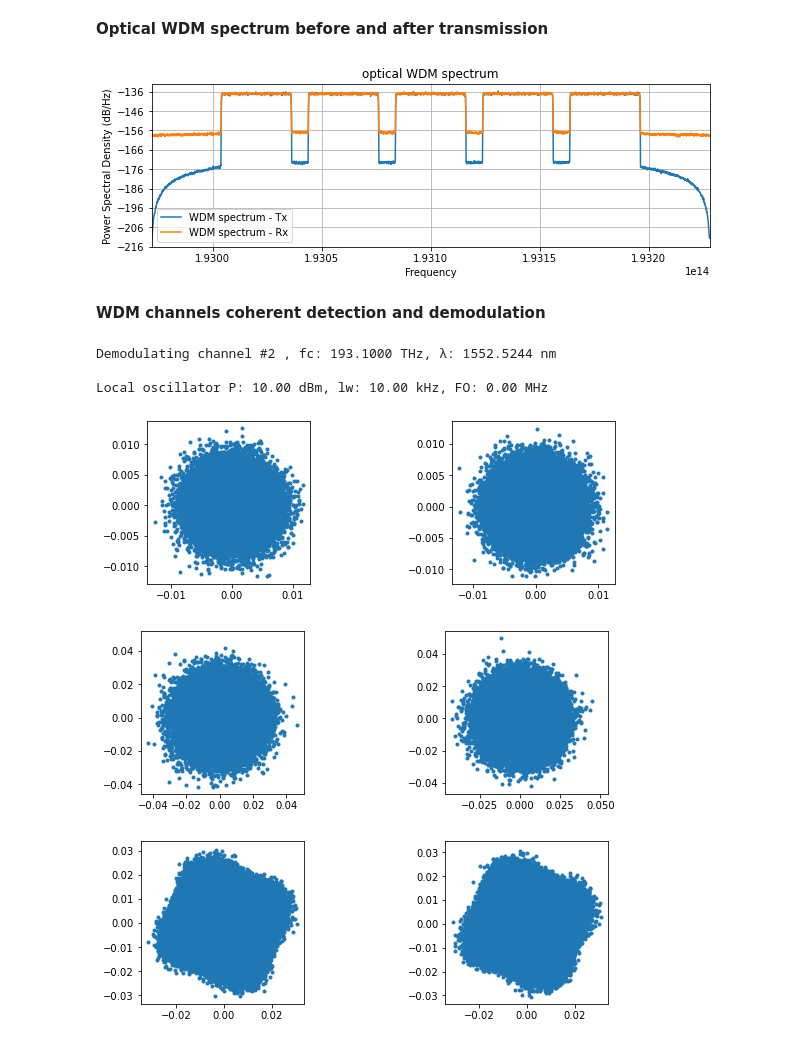
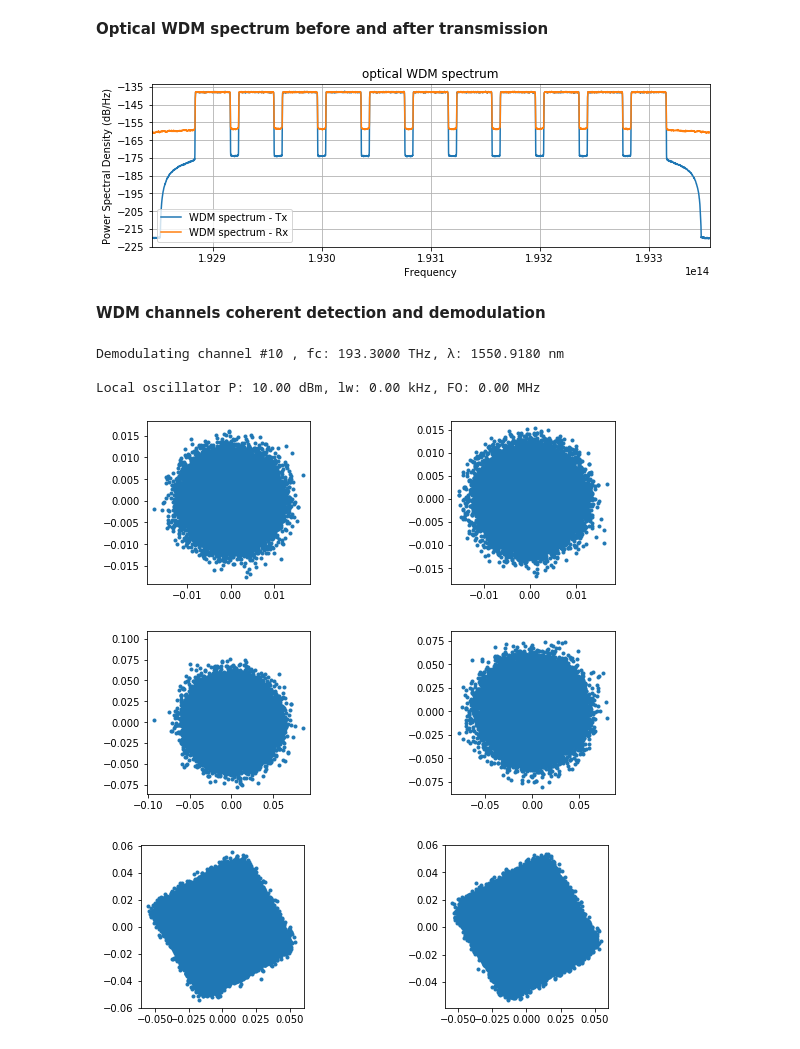
Before and after one commit to edsonportosilva/OptiCommPy, a Jupyter notebook: jupyter notebooks/Adaptive equalization.ipynb, the cells around one changed output. Cells and saved outputs as stored; diff of their text form; code cells hidden in the pictures.

```diff
--- a/jupyter notebooks/Adaptive equalization.ipynb
+++ b/jupyter notebooks/Adaptive equalization.ipynb
@@ -94,15 +94,15 @@ manakovSSF(Ei, Fs, paramCh)
 # %%
 # Parâmetros do transmissor:
 param = parameters()
-param.M   = 64           # ordem do formato de modulação
+param.M   = 16           # ordem do formato de modulação
 param.Rs  = 32e9         # taxa de sinalização [baud]
-param.SpS = 8            # número de amostras por símbolo
-param.Nbits = 600000     # número de bits
+param.SpS = 16           # número de amostras por símbolo
+param.Nbits = 800000     # número de bits
 param.pulse = 'rrc'      # formato de pulso
 param.Ntaps = 4096       # número de coeficientes do filtro RRC
 param.alphaRRC = 0.01    # rolloff do filtro RRC
-param.Pch_dBm = 1        # potência média por canal WDM [dBm]
-param.Nch     = 5        # número de canais WDM
+param.Pch_dBm = 0        # potência média por canal WDM [dBm]
+param.Nch     = 11       # número de canais WDM
 param.Fc      = 193.1e12 # frequência central do espectro WDM
 param.freqSpac = 40e9    # espaçamento em frequência da grade de canais WDM
 param.Nmodes = 2         # número de modos de polarização
@@ -131,12 +135,12 @@ linearChannel = False
 
 # optical channel parameters
 paramCh = parameters()
-paramCh.Ltotal = 800   # km
-paramCh.Lspan  = 80    # km
+paramCh.Ltotal = 1200  # km
+paramCh.Lspan  = 50    # km
 paramCh.alpha = 0.2    # dB/km
 paramCh.D = 16         # ps/nm/km
 paramCh.Fc = 193.1e12  # Hz
-paramCh.hz = 0.5       # km
+paramCh.hz = 0.1       # km
 paramCh.gamma = 1.3    # 1/(W.km)
 
 if linearChannel:
@@ -162,14 +168,14 @@ plt.psd(sigWDM[:,0], Fs=Fs, Fc=paramCh.Fc, NFFT = 4*1024, sides='twosided', labe
 plt.legend(loc='lower left')
 plt.title('optical WDM spectrum');
 # %% [output]
-[figure, old version]
+[figure, new version]
 # %% [markdown]
 **WDM channels coherent detection and demodulation**
 # %%
 ### Receiver
 
 # parameters
-chIndex  = 2    # index of the channel to be demodulated
+chIndex  = 10    # index of the channel to be demodulated
 plotPSD  = True
 
 Fa = param.SpS*param.Rs
@@ -185,7 +191,7 @@ symbTx = transmSymbols[:,:,chIndex]
 # local oscillator (LO) parameters:
 FO      = 0*64e6                # frequency offset
 Δf_lo   = freqGrid[chIndex]+FO  # downshift of the channel to be demodulated
-lw      = 10e3                  # linewidth
+lw      = 0*10e3                  # linewidth
 Plo_dBm = 10                    # power in dBm
 Plo     = 10**(Plo_dBm/10)*1e-3 # power in W
 ϕ_lo    = 0                     # initial phase in rad
@@ -209,38 +215,38 @@ ax1.axis('square');
 ax2.plot(sigRx[0::param.SpS,1].real, sigRx[0::param.SpS,1].imag,'.')
 ax2.axis('square');
 
 # Rx filtering
 
 # Matched filter
 if param.pulse == 'nrz':
     pulse = pulseShape('nrz', param.SpS)
 elif param.pulse == 'rrc':
     pulse = pulseShape('rrc', param.SpS, N=param.Ntaps, alpha=param.alphaRRC, Ts=1/param.Rs)
 
 pulse = pulse/np.max(np.abs(pulse))
 sigRx = firFilter(pulse, sigRx)
 
 fig, (ax1, ax2) = plt.subplots(1, 2)
 ax1.plot(sigRx[0::param.SpS,0].real, sigRx[0::param.SpS,0].imag,'.')
 ax1.axis('square');
 ax2.plot(sigRx[0::param.SpS,1].real, sigRx[0::param.SpS,1].imag,'.')
 ax2.axis('square');
 
 # CD compensation
 sigRx = edc(sigRx, paramCh.Ltotal, paramCh.D, Fc-Δf_lo, Fa)
 
 fig, (ax1, ax2) = plt.subplots(1, 2)
 ax1.plot(sigRx[0::param.SpS,0].real, sigRx[0::param.SpS,0].imag,'.')
 ax1.axis('square');
 ax2.plot(sigRx[0::param.SpS,1].real, sigRx[0::param.SpS,1].imag,'.')
 ax2.axis('square');
 # %% [output]
-Demodulating channel #2 , fc: 193.1000 THz, λ: 1552.5244 nm
+Demodulating channel #10 , fc: 193.3000 THz, λ: 1550.9180 nm
 
-Local oscillator P: 10.00 dBm, lw: 10.00 kHz, FO: 0.00 MHz
+Local oscillator P: 10.00 dBm, lw: 0.00 kHz, FO: 0.00 MHz
-[figure, old version]
+[figure, new version]
-[figure, old version]
+[figure, new version]
-[figure, old version]
+[figure, new version]
 # %%
 # simple timing recovery
 sampDelay = np.zeros(sigRx.shape[1])
```
Also changed, not shown: parts of 13 cells of this notebook.
